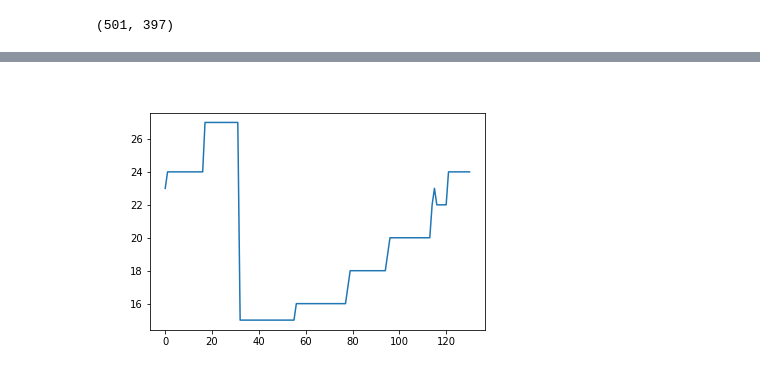
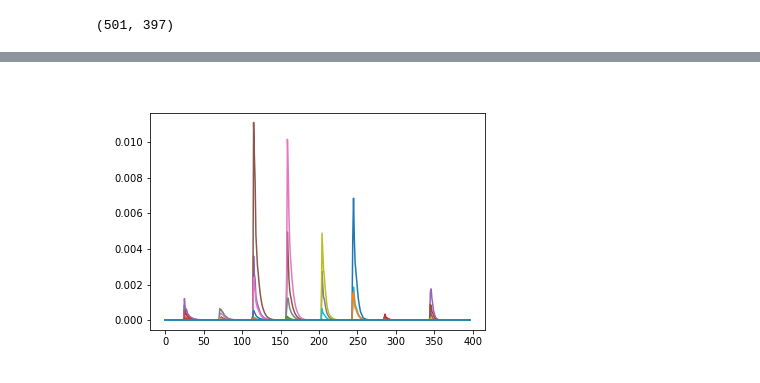
Before and after one commit to SudharshanBR/NewRecording2, a Jupyter notebook: InstrumentRecognition.ipynb, the cells around one changed output, grey strips where cells are left out. Drawn from its saved outputs; the diff is of its cells as text; code cells hidden in the pictures.

```diff
--- a/InstrumentRecognition.ipynb
+++ b/InstrumentRecognition.ipynb
@@ -179,8 +149,0 @@ ValueError: setting an array element with a sequence.
-# %%
-if plt:
-    plt.close()
-
-plt.plot(frequency)
-plt.show()
-# %% [output]
-[figure, removed]
@@ -186,0 +157,8 @@ plt.show()
+# %%
+if plt:
+    plt.close()
+
+plt.plot(specNP)
+plt.show()
+# %% [output]
+[figure, added]
```
Also changed, not shown: parts of 4 cells of this notebook.
